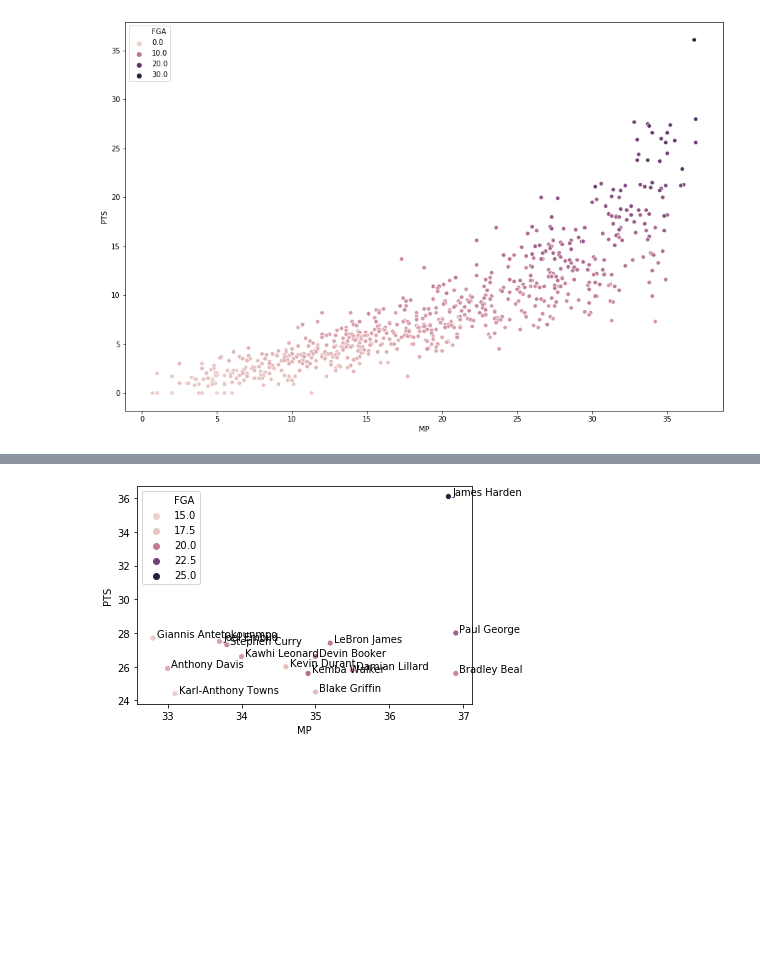
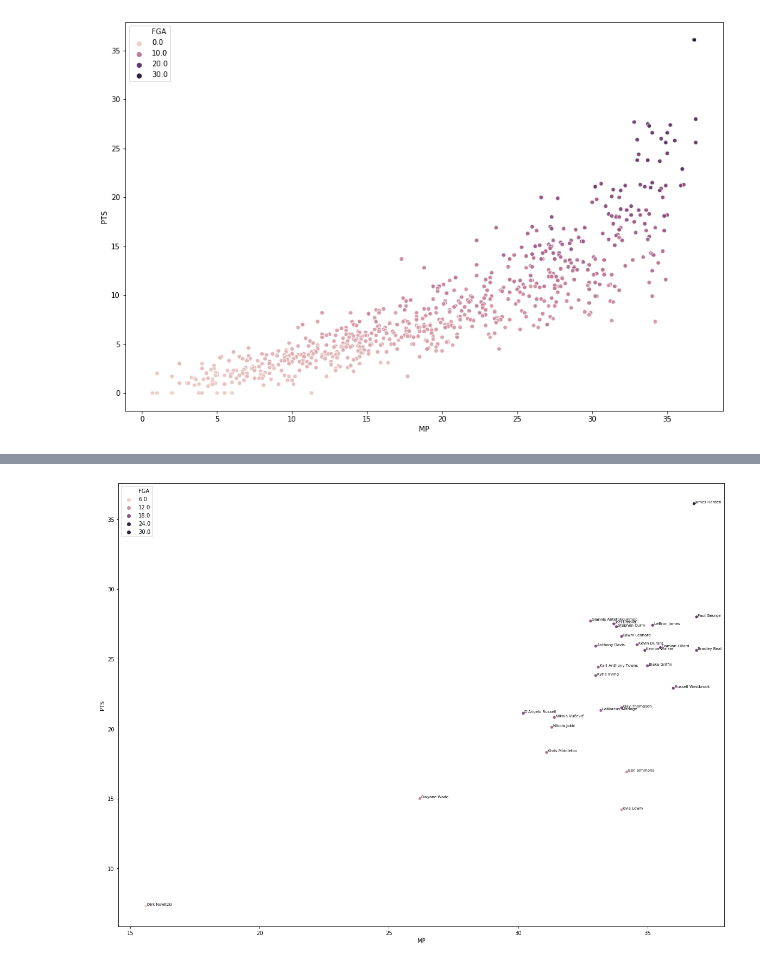
Before and after one commit to Ajnbro/nba320.github.io, a Jupyter notebook: Final Project Notebook.ipynb, the cells around one changed output, grey strips where cells are left out. Cells and saved outputs as stored; diff of their text form; code cells hidden in the pictures; blank space fills up the shorter version.

```diff
--- a/Final Project Notebook.ipynb
+++ b/Final Project Notebook.ipynb
@@ -80,2 +78,28 @@ plt.show()
 # %% [output]
 [figure]
+# %%
+# Graph different stats of all-stars of the 2018-2019 season
+all_star_game_players = pd.read_csv('all_star_2018_2019_stats')
+all_star_game_stats
+# We will be using this data_set to get the names of the all-stars which we can cross-reference with the larger
+# dataset of all of the stats from the 2018-2019 season. The stats in this dataset are from the all-star game
+# itself and are not important to us
+
+# renaming the starters columns to fit the data better as I concatenated both teams rosters together.
+all_star_game_stats = all_star_game_stats.rename(columns = {'Starters' : 'Player'})
+
+# Changing the Player column to match the other data-set
+for i, row in all_star_game_stats.iterrows():
+    player = row.Player
+    name_split = player.split('\\')
+    player_name = name_split[0]
+    all_star_game_stats.at[i, 'Player'] = player_name
+
+# Now we want to pull out the stats for the all-stars from the 2018-2019 stats data and make a new dataframe
+nba_all_stars = nba_stats[nba_stats["Player"].isin(all_star_game_stats["Player"])]
+
+nba_all_stars = nba_all_stars.reset_index()
+
+nba_all_stars
+
+# Now with this we can graph any necessary data we want pertaining to all stars
@@ -82,12 +124,13 @@ plt.show()
 # %%
-# Same graph with the top 15 scorers
-top_15_scorers = nba_stats.head(15)
-top_15_scorers
-sns.scatterplot(x = 'MP', y = 'PTS', hue = 'FGA', data = top_15_scorers)
-for line in range(0,top_15_scorers.shape[0]):
-     plt.text(top_15_scorers.MP[line]+0.05, top_15_scorers.PTS[line] + 0.05,
-     top_15_scorers.Player[line], horizontalalignment='left',
-     size='10', color='black')
+plt.figure(figsize=(20, 15))
+sns.scatterplot(x = 'MP', y = 'PTS', hue = 'FGA', data = nba_all_stars)
+# Graphing Minutes Played against Points Per Game. The Hue of the
+# graph indicates the numner of Field Goals Attempted by each player
+# in the graph.
+for line in range(0,nba_all_stars.shape[0]):
+    plt.text(nba_all_stars.MP[line] + 0.05, nba_all_stars.PTS[line] + 0.05,
+            nba_all_stars.Player[line], horizontalalignment = 'left',
+            size = '7', color = 'black')
 plt.show()
 # %% [output]
-[figure, old version]
+[figure, new version]
```
Also changed, not shown: parts of 5 cells of this notebook, 4 other files.
